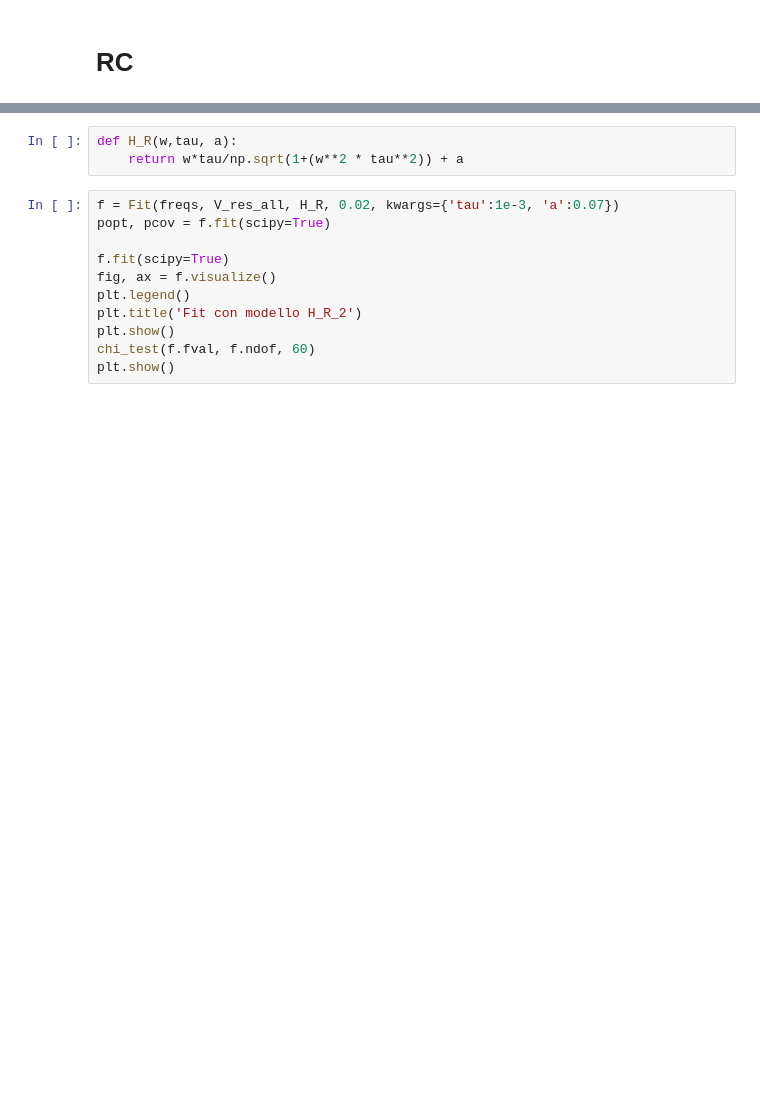
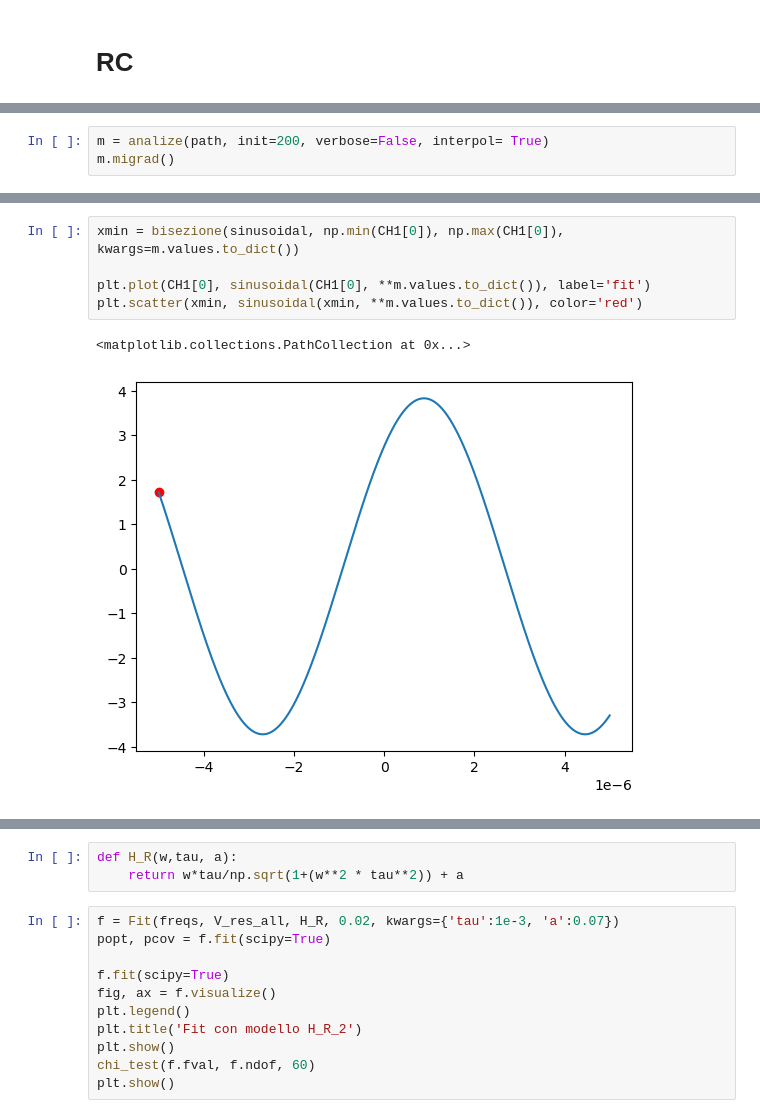
Before and after one commit to Yedi278/Lab2, a Jupyter notebook: Circuiti_3/RC.ipynb, the cells around one changed output, grey strips where cells are left out. Cells and saved outputs as stored; diff of their text form; blank space fills up the shorter version.

```diff
--- a/Circuiti_3/RC.ipynb
+++ b/Circuiti_3/RC.ipynb
@@ -73,0 +46,3 @@ plt.legend()
+# %%
+m = analize(path, init=200, verbose=False, interpol= True)
+m.migrad()
@@ -74,3 +67,11 @@ plt.legend()
+# %%
+xmin = bisezione(sinusoidal, np.min(CH1[0]), np.max(CH1[0]), kwargs=m.values.to_dict())
+
+plt.plot(CH1[0], sinusoidal(CH1[0], **m.values.to_dict()), label='fit')
+plt.scatter(xmin, sinusoidal(xmin, **m.values.to_dict()), color='red')
+# %% [output]
+<matplotlib.collections.PathCollection at 0x...>
+[figure, added]
 # %%
 V_res_all, fase_res, freqs = [], [], []
 V_c_all, fase_c = [], []
```
Also changed, not shown: parts of 8 cells of this notebook, 2 other files.
